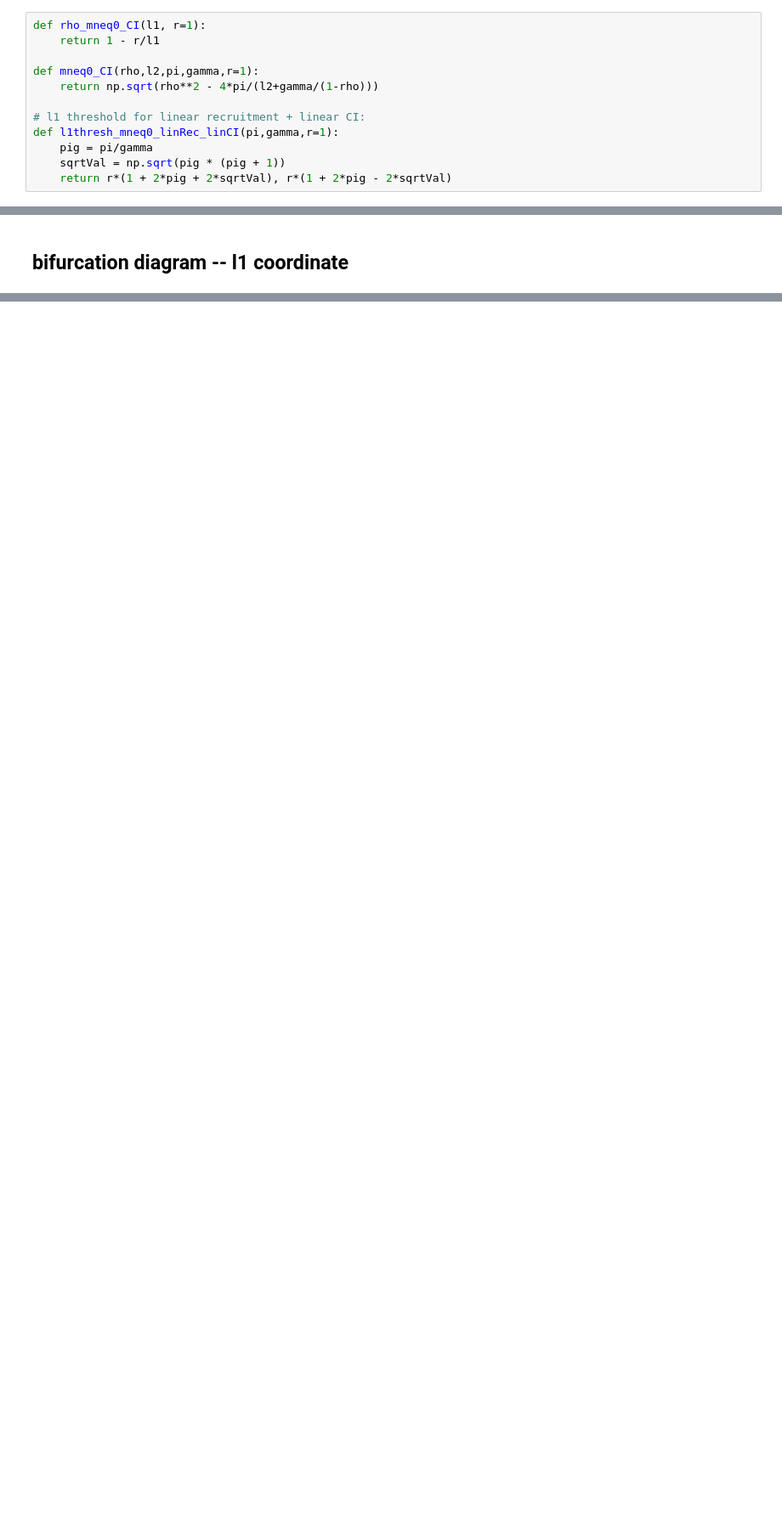
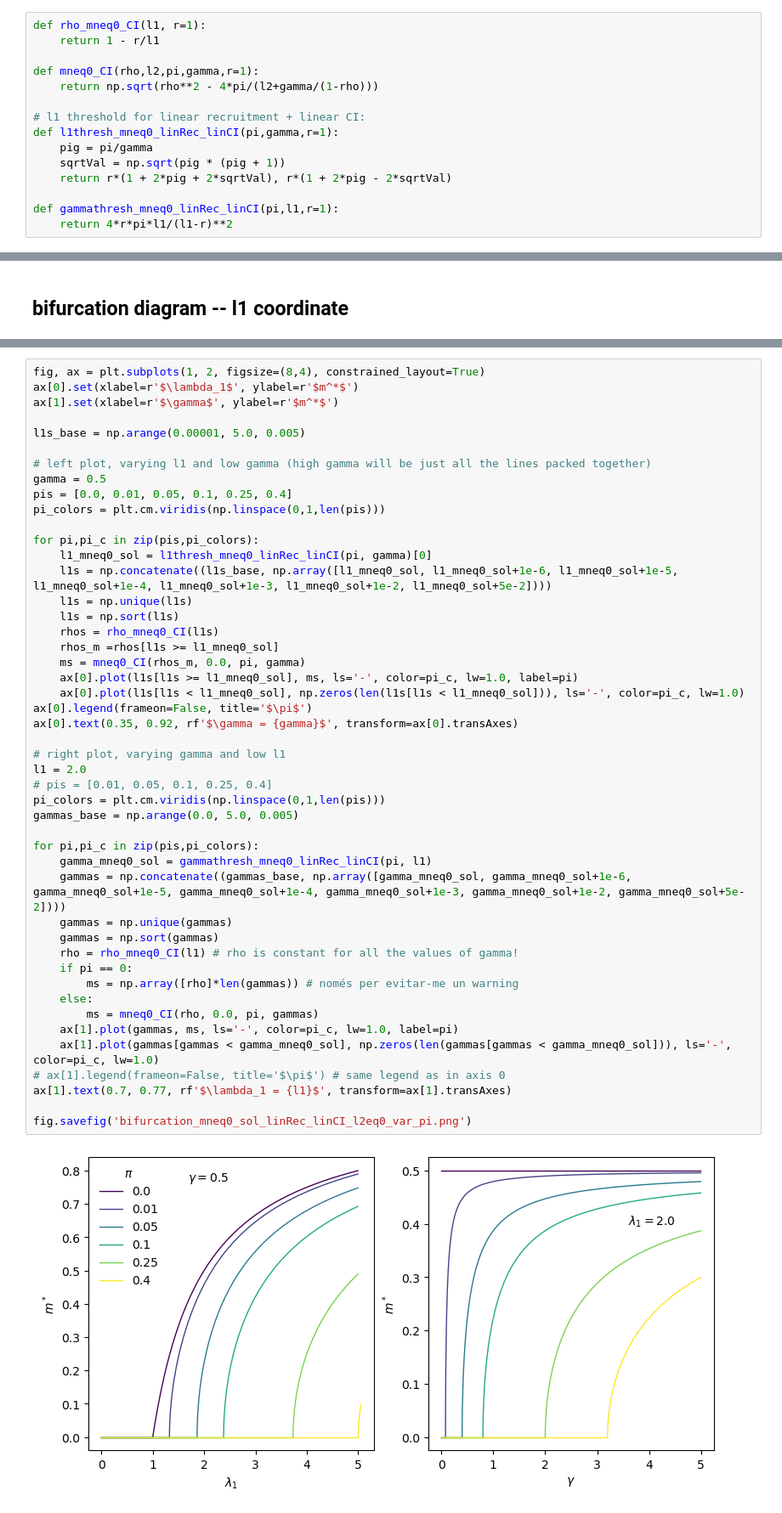
Before and after one commit to dmarchp/TFM_code, a Jupyter notebook: non_lin_models/det_sols_non_lin/1and2simplices.ipynb, the cells around one changed output, grey strips where cells are left out. Shown at 85% size. Drawn from its saved outputs; the diff is of its cells as text; blank space fills up the shorter version.

```diff
--- a/non_lin_models/det_sols_non_lin/1and2simplices.ipynb
+++ b/non_lin_models/det_sols_non_lin/1and2simplices.ipynb
@@ -771,6 +846,9 @@ def l1thresh_mneq0_linRec_linCI(pi,gamma,r=1):
     pig = pi/gamma
     sqrtVal = np.sqrt(pig * (pig + 1))
     return r*(1 + 2*pig + 2*sqrtVal), r*(1 + 2*pig - 2*sqrtVal)
+
+def gammathresh_mneq0_linRec_linCI(pi,l1,r=1):
+    return 4*r*pi*l1/(l1-r)**2
 # %% [markdown]
 ## threshold lines in the l1-gamma space:
 # %%
@@ -820,0 +903,49 @@ ax[1].axvline(l1_thresh, ls=':', lw=0.8, color='xkcd:gray')
+# %%
+fig, ax = plt.subplots(1, 2, figsize=(8,4), constrained_layout=True)
+ax[0].set(xlabel=r'$\lambda_1$', ylabel=r'$m^*$')
+ax[1].set(xlabel=r'$\gamma$', ylabel=r'$m^*$')
+
+l1s_base = np.arange(0.00001, 5.0, 0.005)
+
+# left plot, varying l1 and low gamma (high gamma will be just all the lines packed together)
+gamma = 0.5
+pis = [0.0, 0.01, 0.05, 0.1, 0.25, 0.4]
+pi_colors = plt.cm.viridis(np.linspace(0,1,len(pis)))
+
+for pi,pi_c in zip(pis,pi_colors):
+    l1_mneq0_sol = l1thresh_mneq0_linRec_linCI(pi, gamma)[0]
+    l1s = np.concatenate((l1s_base, np.array([l1_mneq0_sol, l1_mneq0_sol+1e-6, l1_mneq0_sol+1e-5, l1_mneq0_sol+1e-4, l1_mneq0_sol+1e-3, l1_mneq0_sol+1e-2, l1_mneq0_sol+5e-2])))
+    l1s = np.unique(l1s)
+    l1s = np.sort(l1s)
+    rhos = rho_mneq0_CI(l1s)
+    rhos_m =rhos[l1s >= l1_mneq0_sol]
+    ms = mneq0_CI(rhos_m, 0.0, pi, gamma)
+    ax[0].plot(l1s[l1s >= l1_mneq0_sol], ms, ls='-', color=pi_c, lw=1.0, label=pi)
+    ax[0].plot(l1s[l1s < l1_mneq0_sol], np.zeros(len(l1s[l1s < l1_mneq0_sol])), ls='-', color=pi_c, lw=1.0)
+ax[0].legend(frameon=False, title='$\pi$')
+ax[0].text(0.35, 0.92, rf'$\gamma = {gamma}$', transform=ax[0].transAxes)
+
+# right plot, varying gamma and low l1
+l1 = 2.0
+# pis = [0.01, 0.05, 0.1, 0.25, 0.4]
+pi_colors = plt.cm.viridis(np.linspace(0,1,len(pis)))
+gammas_base = np.arange(0.0, 5.0, 0.005)
+
+for pi,pi_c in zip(pis,pi_colors):
+    gamma_mneq0_sol = gammathresh_mneq0_linRec_linCI(pi, l1)
+    gammas = np.concatenate((gammas_base, np.array([gamma_mneq0_sol, gamma_mneq0_sol+1e-6, gamma_mneq0_sol+1e-5, gamma_mneq0_sol+1e-4, gamma_mneq0_sol+1e-3, gamma_mneq0_sol+1e-2, gamma_mneq0_sol+5e-2])))
+    gammas = np.unique(gammas)
+    gammas = np.sort(gammas)
+    rho = rho_mneq0_CI(l1) # rho is constant for all the values of gamma!
+    if pi == 0:
+        ms = np.array([rho]*len(gammas)) # només per evitar-me un warning
+    else:
+        ms = mneq0_CI(rho, 0.0, pi, gammas)
+    ax[1].plot(gammas, ms, ls='-', color=pi_c, lw=1.0, label=pi)
+    ax[1].plot(gammas[gammas < gamma_mneq0_sol], np.zeros(len(gammas[gammas < gamma_mneq0_sol])), ls='-', color=pi_c, lw=1.0)
+# ax[1].legend(frameon=False, title='$\pi$') # same legend as in axis 0
+ax[1].text(0.7, 0.77, rf'$\lambda_1 = {l1}$', transform=ax[1].transAxes)
+
+fig.savefig('bifurcation_mneq0_sol_linRec_linCI_l2eq0_var_pi.png')
+# %% [output]
+[figure, added]
```
Also changed, not shown: parts of 7 cells of this notebook, 9 other files.
